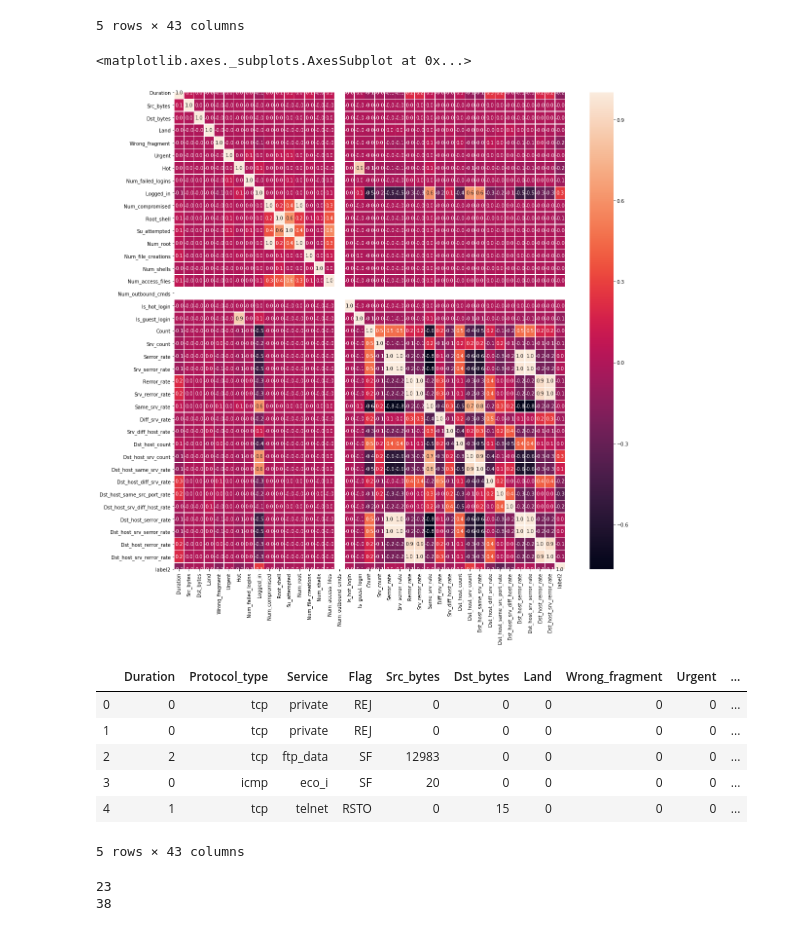
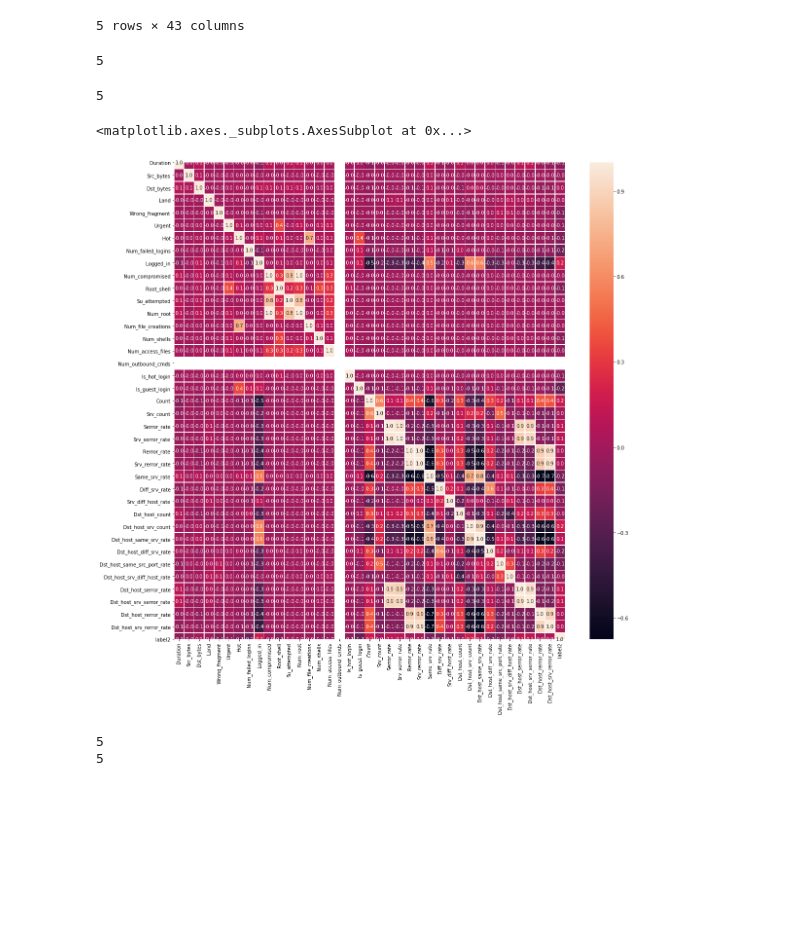
Before and after one commit to mostofa-ahsan/Network-Intrusion-Detection, a Jupyter notebook: NSL-KDD.ipynb, the cells around one changed output. Cells and saved outputs as stored; diff of their text form; code cells hidden in the pictures; blank space fills up the shorter version.

Commit message:
Target variable is Categorised
For multi-class classification, target variable is categorized into 5 types.

```diff
--- a/NSL-KDD.ipynb
+++ b/NSL-KDD.ipynb
@@ -30,7 +32,7 @@ print(len(dataTest[41].unique()))
 23
 38
 # %%
-data.columns = ["Duration", "Protocol_type", "Service", "Flag", "Src_bytes", "Dst_bytes", "Land", "Wrong_fragment",
+dataTest.columns = ["Duration", "Protocol_type", "Service", "Flag", "Src_bytes", "Dst_bytes", "Land", "Wrong_fragment",
                 "Urgent", "Hot", "Num_failed_logins", "Logged_in", "Num_compromised", "Root_shell", "Su_attempted",
                 "Num_root", "Num_file_creations", "Num_shells", "Num_access_files", "Num_outbound_cmds", "Is_hot_login",
                 "Is_guest_login", "Count", "Srv_count", "Serror_rate", "Srv_serror_rate", "Rerror_rate", "Srv_rerror_rate",
@@ -38,7 +40,15 @@ data.columns = ["Duration", "Protocol_type", "Service", "Flag", "Src_bytes", "Ds
                 "Dst_host_same_srv_rate", "Dst_host_diff_srv_rate", "Dst_host_same_src_port_rate",
                 "Dst_host_srv_diff_host_rate", "Dst_host_serror_rate", "Dst_host_srv_serror_rate", "Dst_host_rerror_rate",
                 "Dst_host_srv_rerror_rate","label1", "label2"]
-data.head()
+dataTrain.columns = ["Duration", "Protocol_type", "Service", "Flag", "Src_bytes", "Dst_bytes", "Land", "Wrong_fragment",
+                "Urgent", "Hot", "Num_failed_logins", "Logged_in", "Num_compromised", "Root_shell", "Su_attempted",
+                "Num_root", "Num_file_creations", "Num_shells", "Num_access_files", "Num_outbound_cmds", "Is_hot_login",
+                "Is_guest_login", "Count", "Srv_count", "Serror_rate", "Srv_serror_rate", "Rerror_rate", "Srv_rerror_rate",
+                "Same_srv_rate", "Diff_srv_rate", "Srv_diff_host_rate", "Dst_host_count", "Dst_host_srv_count",
+                "Dst_host_same_srv_rate", "Dst_host_diff_srv_rate", "Dst_host_same_src_port_rate",
+                "Dst_host_srv_diff_host_rate", "Dst_host_serror_rate", "Dst_host_srv_serror_rate", "Dst_host_rerror_rate",
+                "Dst_host_srv_rerror_rate","label1", "label2"]
+dataTrain.head()
 # %% [output]
 |  | Duration | Protocol_type | Service | Flag | Src_bytes | Dst_bytes | Land | Wrong_fragment | Urgent | ... |
 | 0 | 0 | tcp | ftp_data | SF | 491 | 0 | 0 | 0 | 0 | ... |
@@ -49,0 +113,5 @@ data.head()
+# %%
+print(len(dataTest['label1'].unique()))
+#
+# %% [output]
+5
@@ -50,6 +163,10 @@ data.head()
+# %%
+print(len(dataTrain['label1'].unique()))
+# %% [output]
+5
 # %%
 f,ax = plt.subplots(figsize=(18, 18))
-sns.heatmap(data.corr(), annot=True, linewidths=.5, fmt= '.1f',ax=ax)
+sns.heatmap(dataTest.corr(), annot=True, linewidths=.5, fmt= '.1f',ax=ax)
 # %% [output]
 <matplotlib.axes._subplots.AxesSubplot at 0x...>
-[figure, old version]
+[figure, new version]
@@ -77,18 +173,8 @@ KDDTest.columns = ["Duration", "Protocol_type", "Service", "Flag", "Src_bytes",
-# %%
-KDDTest.head()
-# %% [output]
-|  | Duration | Protocol_type | Service | Flag | Src_bytes | Dst_bytes | Land | Wrong_fragment | Urgent | ... |
-| 0 | 0 | tcp | private | REJ | 0 | 0 | 0 | 0 | 0 | ... |
-| 1 | 0 | tcp | private | REJ | 0 | 0 | 0 | 0 | 0 | ... |
-| 2 | 2 | tcp | ftp_data | SF | 12983 | 0 | 0 | 0 | 0 | ... |
-| 3 | 0 | icmp | eco_i | SF | 20 | 0 | 0 | 0 | 0 | ... |
-| 4 | 1 | tcp | telnet | RSTO | 0 | 15 | 0 | 0 | 0 | ... |
-5 rows × 43 columns
 # %%
-X = KDDTrain.iloc[:,0:41]
-Y = KDDTrain.iloc[:,41]
-T = KDDTest.iloc[:,0:41]
-C = KDDTest.iloc[:,41]
+X = dataTrain.iloc[:,0:41]
+Y = dataTrain.iloc[:,41]
+T = dataTest.iloc[:,0:41]
+C = dataTest.iloc[:,41]
 Label_list_test=C.unique()
 Service_list=X['Service'].unique()
 Label_list=Y.unique()
@@ -99,8 +185,8 @@ Flag_list= X['Flag'].unique()
 print(len(Label_list))
 print(len(Label_list_test))
 # %% [output]
-23
-38
+5
+5
 # %%
 
 
```
Also changed, not shown: parts of 6 cells of this notebook.
